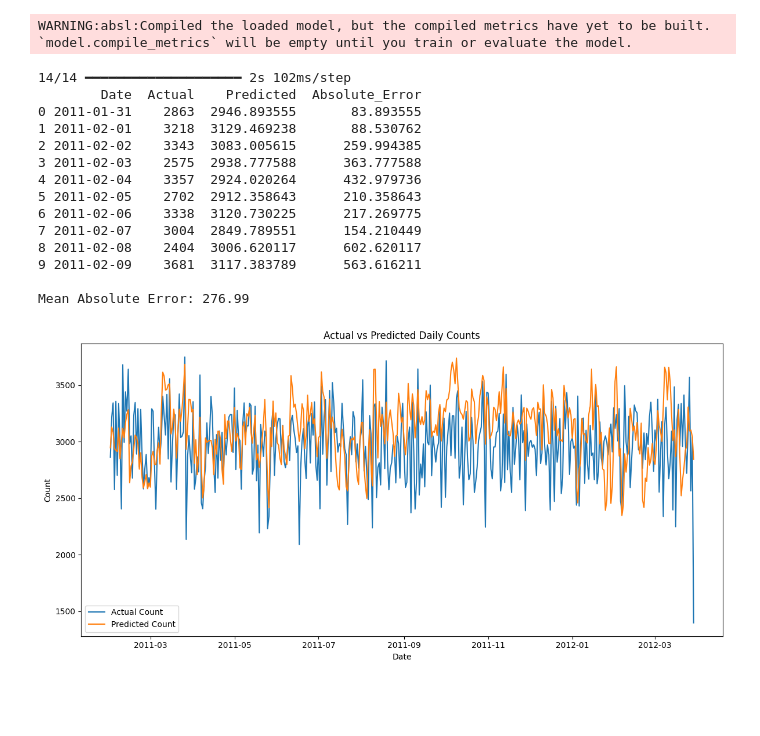
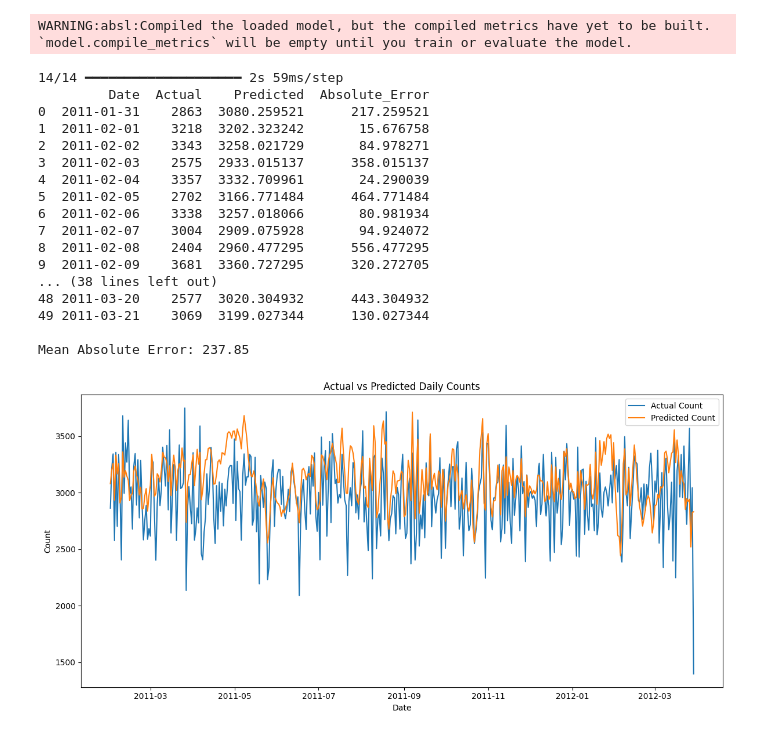
Before and after one commit to tanmay007thor/Bike-Request-OLA-, a Jupyter notebook: test.ipynb, the cells around one changed output. Cells and saved outputs as stored; diff of their text form; code cells hidden in the pictures; blank space fills up the shorter version.

```diff
--- a/test.ipynb
+++ b/test.ipynb
@@ -15,8 +15,23 @@ original_data['day_of_week'] = original_data.index.weekday.map(lambda x: (x + 1)
 original_data['is_weekend'] = original_data['day_of_week'].apply(lambda x: 1 if x in [0, 6] else 0)
 original_data['hour_sin'] = np.sin(2 * np.pi * original_data['hour'] / 24)
 original_data['hour_cos'] = np.cos(2 * np.pi * original_data['hour'] / 24)
+original_data['month_sin'] = np.sin(2 * np.pi * original_data['month'] / 12)
+original_data['month_cos'] = np.cos(2 * np.pi * original_data['month'] / 12)
+original_data['hour_bin'] = pd.cut(original_data['hour'], bins=[-1, 6, 12, 17, 21, 24], labels=[0,1,2,3,4]).astype(int)
+original_data['temp_humidity'] = original_data['temp'] * original_data['humidity']
+original_data['wind_temp_ratio'] = original_data['windspeed'] / (original_data['temp'] + 1e-3)
+original_data['lag_1'] = original_data['count'].shift(1)
+original_data['lag_2'] = original_data['count'].shift(2)
+original_data['roll_mean_3'] = original_data['count'].rolling(3).mean()
+original_data['roll_std_3'] = original_data['count'].rolling(3).std()
+original_data.dropna(inplace=True)
 
-features_cols = ['season', 'weather', 'temp', 'humidity', 'windspeed', 'hour_sin', 'hour_cos', 'day_of_week', 'is_weekend']
+features_cols = ['season','weather','temp','humidity','windspeed',
+                 'hour_sin','hour_cos','day_of_week','is_weekend',
+                 'month_sin','month_cos','hour_bin',
+                 'temp_humidity','wind_temp_ratio',
+                 'lag_1','lag_2','roll_mean_3','roll_std_3']
+
 original_features = original_data[features_cols]
 original_targets = original_data['count'].resample('D').sum().dropna()
 daily_features = original_features.resample('D').mean().loc[original_targets.index]
@@ -32,46 +47,49 @@ def create_sequences(X_data, look_back):
         X.append(X_data[i:i + look_back])
     return np.array(X)
 
 X_seq = create_sequences(X_scaled, look_back)
 
 y_pred_scaled = model.predict(X_seq)
 y_pred = scaler_y.inverse_transform(y_pred_scaled)
+y_actual = original_targets.values[look_back:]
 
-y_actual = original_targets.values[look_back:]
 comparison_df = pd.DataFrame({
     'Date': original_targets.index[look_back:],
     'Actual': y_actual,
     'Predicted': y_pred.flatten()
 })
 comparison_df['Absolute_Error'] = np.abs(comparison_df['Actual'] - comparison_df['Predicted'])
 mae = comparison_df['Absolute_Error'].mean()
 
-print(comparison_df.head(10))
+print(comparison_df.head(50))
 print(f'\nMean Absolute Error: {mae:.2f}')
 
 plt.figure(figsize=(12, 6))
 plt.plot(comparison_df['Date'], comparison_df['Actual'], label='Actual Count')
 plt.plot(comparison_df['Date'], comparison_df['Predicted'], label='Predicted Count')
 plt.title('Actual vs Predicted Daily Counts')
 plt.xlabel('Date')
 plt.ylabel('Count')
 plt.legend()
 plt.tight_layout()
 plt.show()
 # %% [output]
 WARNING:absl:Compiled the loaded model, but the compiled metrics have yet to be built. `model.compile_metrics` will be empty until you train or evaluate the model.
-14/14 ━━━━━━━━━━━━━━━━━━━━ 2s 102ms/step
-        Date  Actual    Predicted  Absolute_Error
-0 2011-01-31    2863  2946.893555       83.893555
-1 2011-02-01    3218  3129.469238       88.530762
-2 2011-02-02    3343  3083.005615      259.994385
-3 2011-02-03    2575  2938.777588      363.777588
-4 2011-02-04    3357  2924.020264      432.979736
-5 2011-02-05    2702  2912.358643      210.358643
-6 2011-02-06    3338  3120.730225      217.269775
-7 2011-02-07    3004  2849.789551      154.210449
-8 2011-02-08    2404  3006.620117      602.620117
-9 2011-02-09    3681  3117.383789      563.616211
+14/14 ━━━━━━━━━━━━━━━━━━━━ 2s 59ms/step
+         Date  Actual    Predicted  Absolute_Error
+0  2011-01-31    2863  3080.259521      217.259521
+1  2011-02-01    3218  3202.323242       15.676758
+2  2011-02-02    3343  3258.021729       84.978271
+3  2011-02-03    2575  2933.015137      358.015137
+4  2011-02-04    3357  3332.709961       24.290039
+5  2011-02-05    2702  3166.771484      464.771484
+6  2011-02-06    3338  3257.018066       80.981934
+7  2011-02-07    3004  2909.075928       94.924072
+8  2011-02-08    2404  2960.477295      556.477295
+9  2011-02-09    3681  3360.727295      320.272705
+... (38 lines left out)
+48 2011-03-20    2577  3020.304932      443.304932
+49 2011-03-21    3069  3199.027344      130.027344
 
-Mean Absolute Error: 276.99
+Mean Absolute Error: 237.85
-[figure, old version]
+[figure, new version]
```
